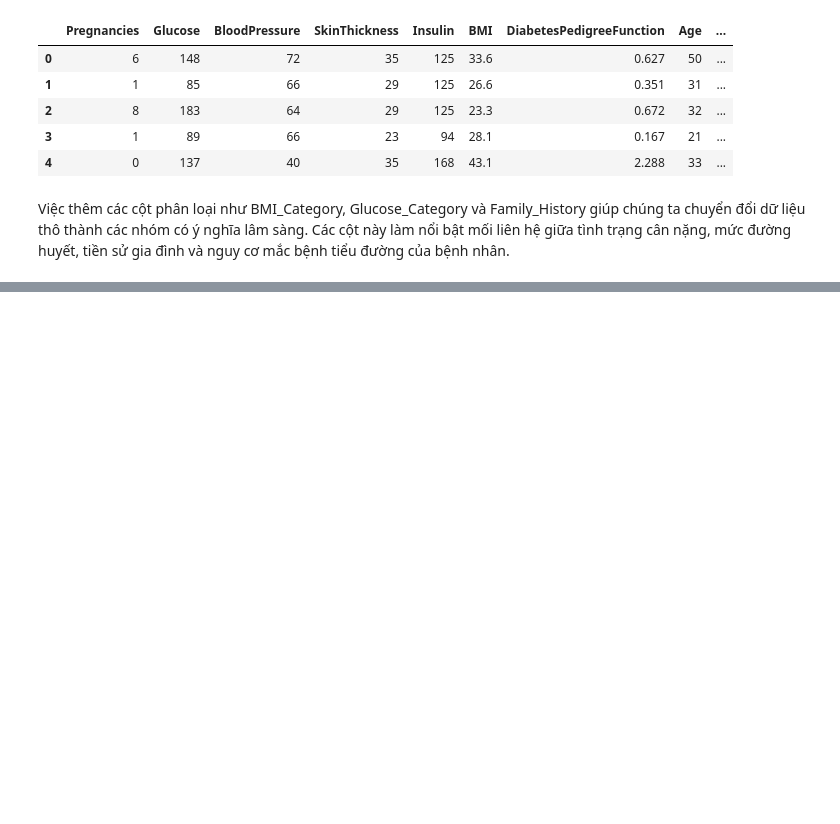
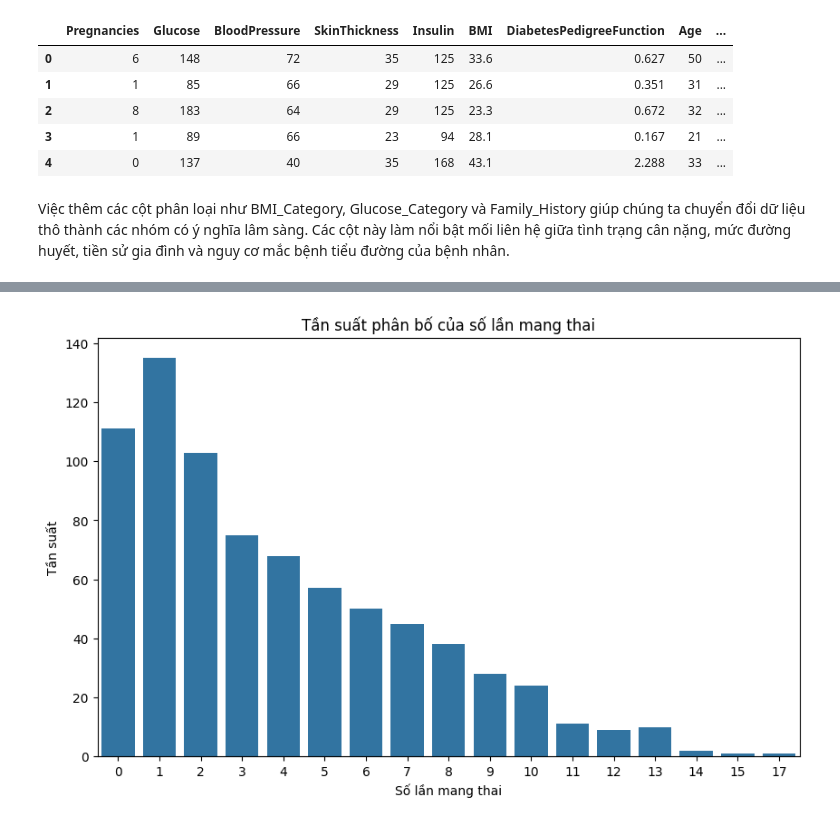
Before and after one commit to Mint0511/PTDL-25-26, a Jupyter notebook: hiep_3122410110_diabetes.ipynb, the cells around one changed output, grey strips where cells are left out. Saved outputs shown, nothing was run; the diff lists cells and outputs as text; code cells hidden in the pictures; blank space fills up the shorter version.

```diff
--- a/hiep_3122410110_diabetes.ipynb
+++ b/hiep_3122410110_diabetes.ipynb
@@ -369,0 +414,13 @@ Việc thêm các cột phân loại như BMI_Category, Glucose_Category và Fam
+# %%
+# Sắp xếp các giá trị theo số lần mang thai
+pregnancies_counts = df1['Pregnancies'].value_counts().sort_index()
+
+plt.figure(figsize=(10, 6))
+sns.barplot(x=pregnancies_counts.index, y=pregnancies_counts.values)
+plt.title('Tần suất phân bố của số lần mang thai')
+plt.xlabel('Số lần mang thai')
+plt.ylabel('Tần suất')
+plt.xticks(rotation=0)
+plt.show()
+# %% [output]
+[figure, added]
```
Also changed, not shown: parts of 18 cells of this notebook.
